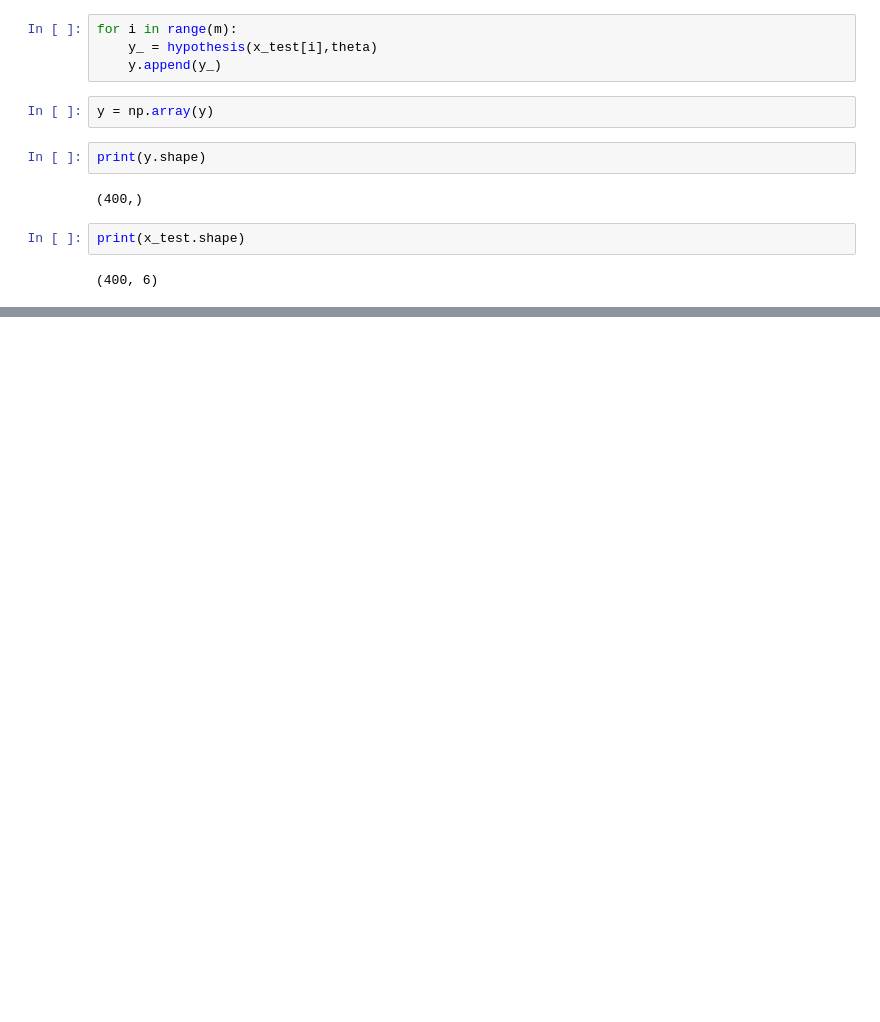
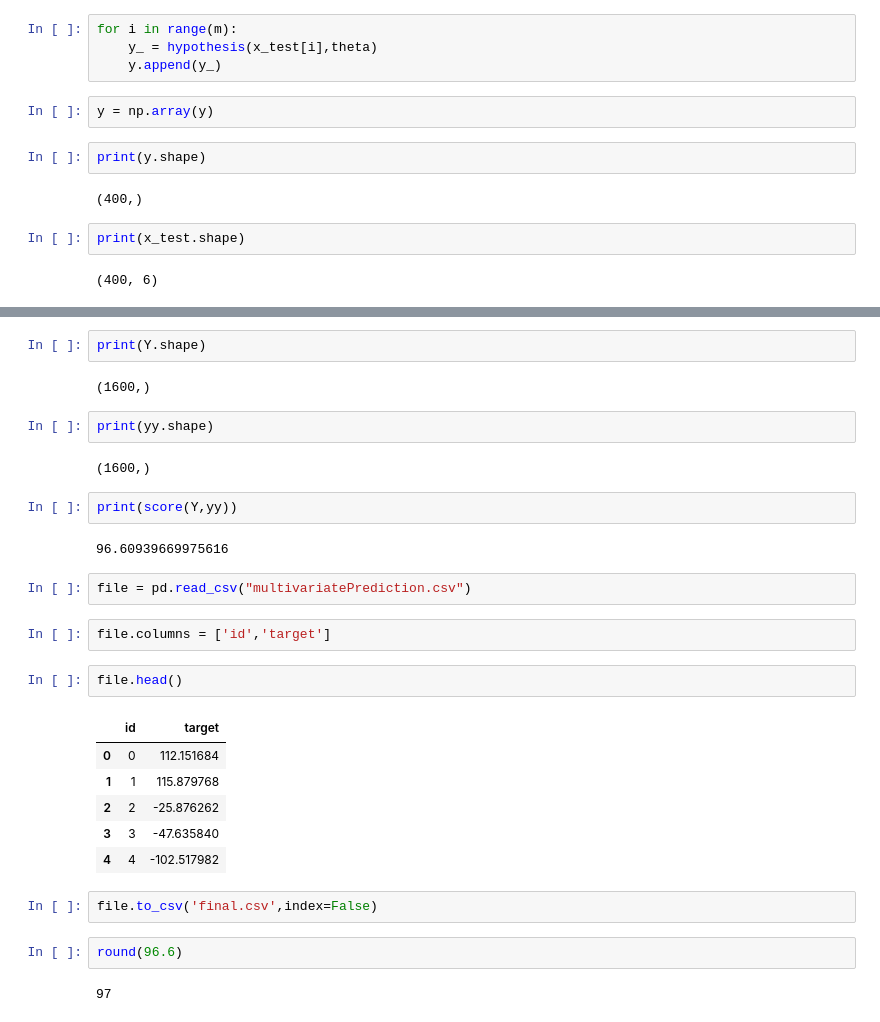
Before and after one commit to yatin9988/LinearRegression, a Jupyter notebook: LinearRegression_multipleFeatures.ipynb, the cells around one changed output, grey strips where cells are left out. Saved outputs shown, nothing was run; the diff lists cells and outputs as text; blank space fills up the shorter version.

Commit message:
implemented linear regression of multivariate features with vectorisation

```diff
--- a/LinearRegression_multipleFeatures.ipynb
+++ b/LinearRegression_multipleFeatures.ipynb
@@ -192,0 +212,31 @@ df.to_csv('multivariatePrediction.csv',index=False)
+# %%
+print(Y.shape)
+# %% [output]
+(1600,)
+# %%
+print(yy.shape)
+# %% [output]
+(1600,)
+# %%
+print(score(Y,yy))
+# %% [output]
+96.60939669975616
+# %%
+file = pd.read_csv("multivariatePrediction.csv")
+# %%
+file.columns = ['id','target']
+# %%
+file.head()
+# %% [output]
+|  | id | target |
+| 0 | 0 | 112.151684 |
+| 1 | 1 | 115.879768 |
+| 2 | 2 | -25.876262 |
+| 3 | 3 | -47.635840 |
+| 4 | 4 | -102.517982 |
+# %%
+file.to_csv('final.csv',index=False)
+# %%
+round(96.6)
+# %% [output]
+97
```
Also changed, not shown: parts of 7 cells of this notebook, 2 other files.
